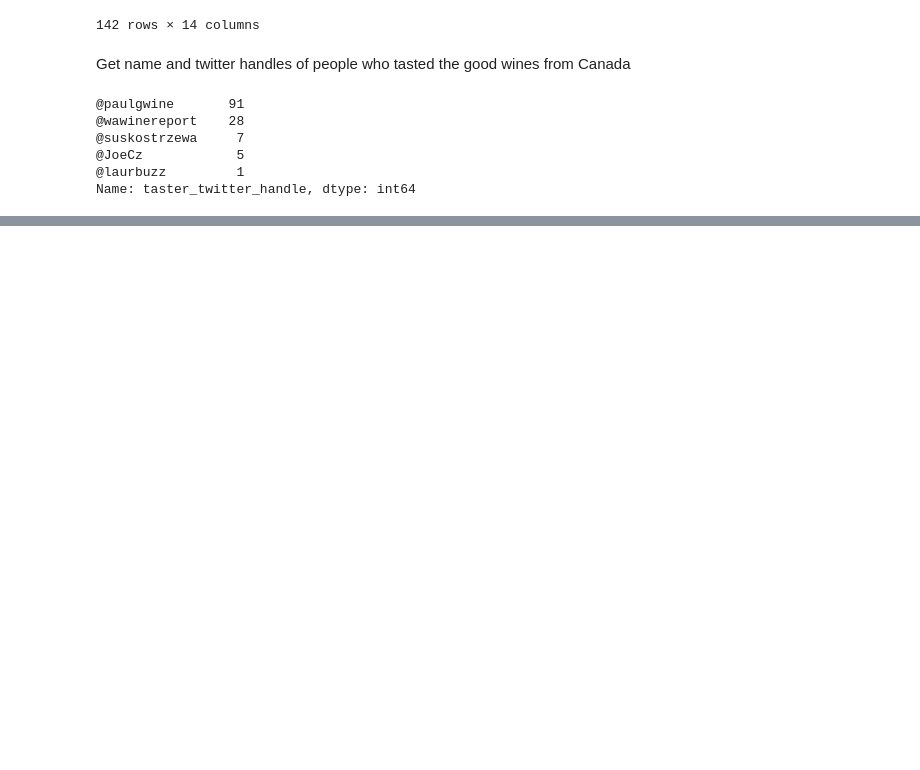
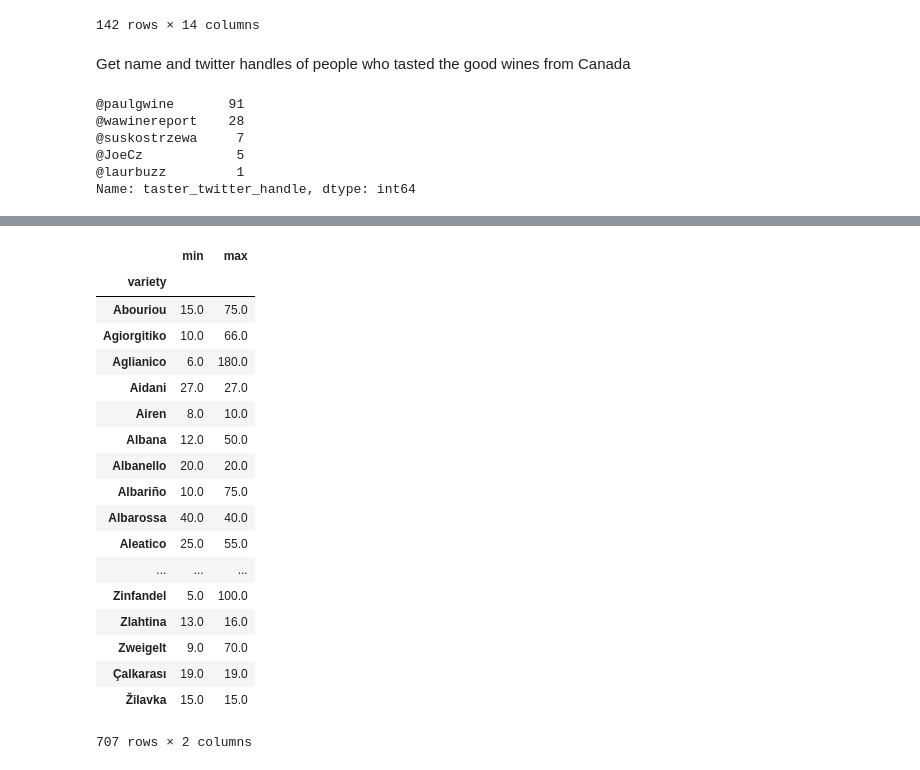
Before and after one commit to jimaid/tutorial, a Jupyter notebook: Pandas tutorials.ipynb, the cells around one changed output, grey strips where cells are left out. Saved outputs shown, nothing was run; the diff lists cells and outputs as text; code cells hidden in the pictures; blank space fills up the shorter version.

```diff
--- a/Pandas tutorials.ipynb
+++ b/Pandas tutorials.ipynb
@@ -512,0 +604,23 @@ Name: taster_twitter_handle, dtype: int64
+# %%
+minmanx = reviews.groupby('variety').price.agg([min,max])
+minmanx
+# %% [output]
+|  | min | max |
+| variety |  |  |
+| Abouriou | 15.0 | 75.0 |
+| Agiorgitiko | 10.0 | 66.0 |
+| Aglianico | 6.0 | 180.0 |
+| Aidani | 27.0 | 27.0 |
+| Airen | 8.0 | 10.0 |
+| Albana | 12.0 | 50.0 |
+| Albanello | 20.0 | 20.0 |
+| Albariño | 10.0 | 75.0 |
+| Albarossa | 40.0 | 40.0 |
+| Aleatico | 25.0 | 55.0 |
+| ... | ... | ... |
+| Zinfandel | 5.0 | 100.0 |
+| Zlahtina | 13.0 | 16.0 |
+| Zweigelt | 9.0 | 70.0 |
+| Çalkarası | 19.0 | 19.0 |
+| Žilavka | 15.0 | 15.0 |
+707 rows × 2 columns
```
Also changed, not shown: parts of 12 cells of this notebook.
